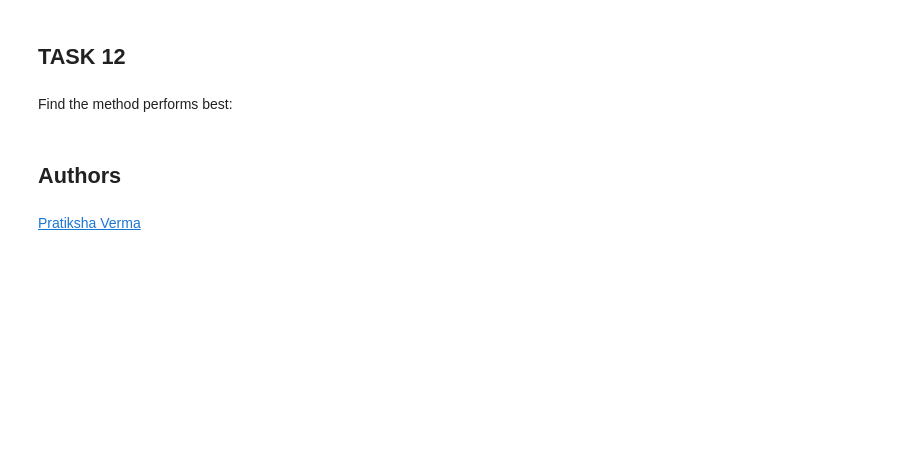
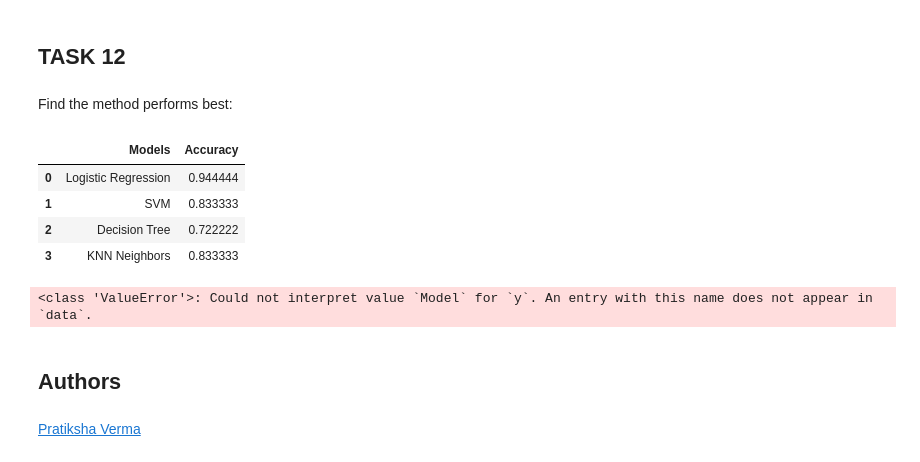
Before and after one commit to mfitri95/ibm-data-science, a Jupyter notebook: capstone/SpaceX_Machine Learning Prediction_Part_5.ipynb, the cells around one changed output. Cells and saved outputs as stored; diff of their text form; code cells hidden in the pictures; blank space fills up the shorter version.

```diff
--- a/capstone/SpaceX_Machine Learning Prediction_Part_5.ipynb
+++ b/capstone/SpaceX_Machine Learning Prediction_Part_5.ipynb
@@ -209,0 +208,5 @@ logreg_cv.score(X_test, Y_test)
+# %%
+models_score = {}
+lg_score = logreg_cv.score(X_test, Y_test)
+models_score['Logistic Regression'] = lg_score
+lg_score
@@ -246,7 +251,9 @@ accuracy : 0.8482142857142856
 # %% [markdown]
 Calculate the accuracy on the test data using the method <code>score</code>:
 # %%
-svm_cv.score(X_test, Y_test)
+svm_score = svm_cv.score(X_test, Y_test)
+models_score['SVM'] = svm_score
+svm_score
 # %% [output]
 0.8333333333333334
 # %% [markdown]
@@ -313,0 +317,4 @@ tree_cv.score(X_test, Y_test)
+# %%
+tree_score = tree_cv.score(X_test, Y_test)
+models_score['Decision Tree'] = tree_score
+tree_score
@@ -352,0 +358,4 @@ knn_cv.score(X_test, Y_test)
+# %%
+knn_score = knn_cv.score(X_test, Y_test)
+models_score['KNN Neighbors'] = knn_score
+knn_score
@@ -366,3 +375,18 @@ Logistic regression method perform the best w
+# %%
+df = pd.DataFrame.from_dict(models_score, orient='index', columns=['Accuracy'])
+df.reset_index(inplace=True)
+df.rename(columns={'index': 'Models'}, inplace=True)
+df
+# %% [output]
+|  | Models | Accuracy |
+| 0 | Logistic Regression | 0.944444 |
+| 1 | SVM | 0.833333 |
+| 2 | Decision Tree | 0.722222 |
+| 3 | KNN Neighbors | 0.833333 |
+# %%
+sns.barplot(x='Accuracy', y='Model', data=df, palette='viridis')
+# %% [output]
+<class 'ValueError'>: Could not interpret value `Model` for `y`. An entry with this name does not appear in `data`.
 # %% [markdown]
 ## Authors
 # %% [markdown]
```
Also changed, not shown: parts of 11 cells of this notebook.
